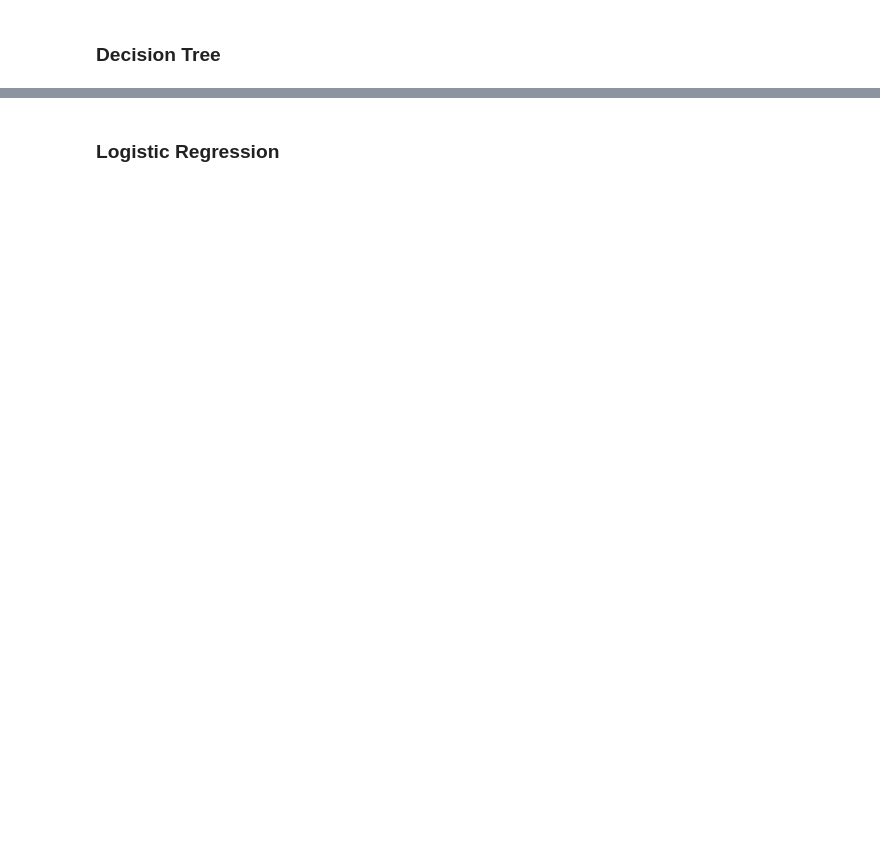
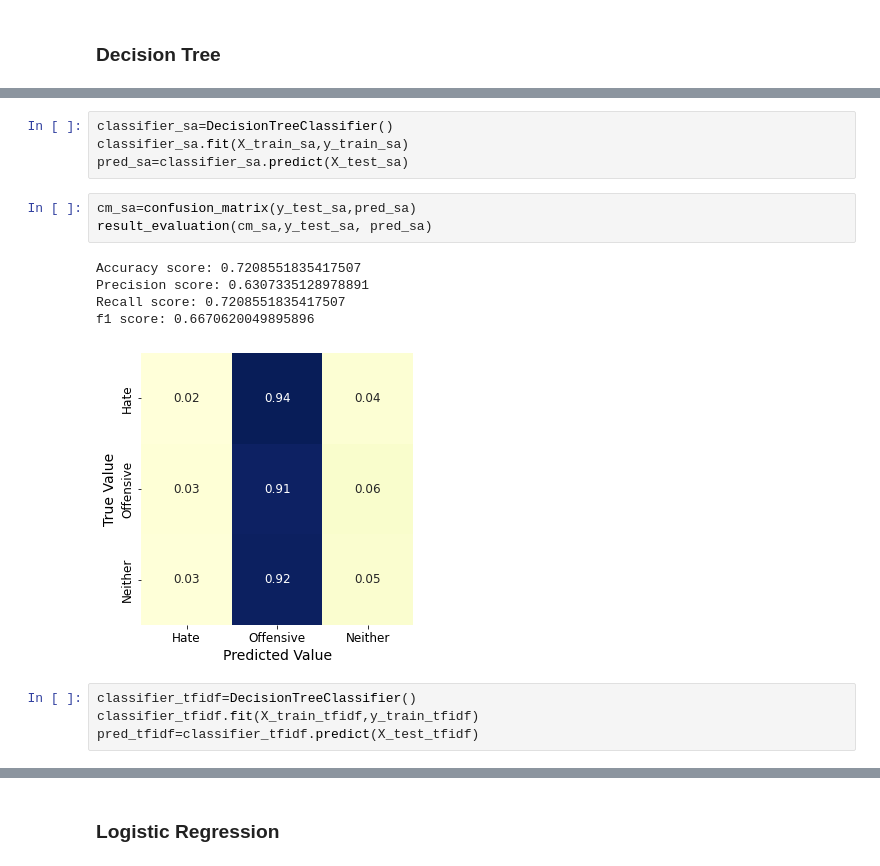
Before and after one commit to Anpan981025/ML_groupproject, a Jupyter notebook: hate_speech_classifier.ipynb, the cells around one changed output, grey strips where cells are left out. Drawn from its saved outputs; the diff is of its cells as text; blank space fills up the shorter version.

```diff
--- a/hate_speech_classifier.ipynb
+++ b/hate_speech_classifier.ipynb
@@ -366,0 +446,17 @@ Recall score: 0.8760086067778375
+# %%
+classifier_sa=DecisionTreeClassifier()
+classifier_sa.fit(X_train_sa,y_train_sa)
+pred_sa=classifier_sa.predict(X_test_sa)
+# %%
+cm_sa=confusion_matrix(y_test_sa,pred_sa)
+result_evaluation(cm_sa,y_test_sa, pred_sa)
+# %% [output]
+Accuracy score: 0.7208551835417507
+Precision score: 0.6307335128978891
+Recall score: 0.7208551835417507
+f1 score: 0.6670620049895896
+[figure, added]
+# %%
+classifier_tfidf=DecisionTreeClassifier()
+classifier_tfidf.fit(X_train_tfidf,y_train_tfidf)
+pred_tfidf=classifier_tfidf.predict(X_test_tfidf)
```
Also changed, not shown: parts of 48 cells of this notebook.
